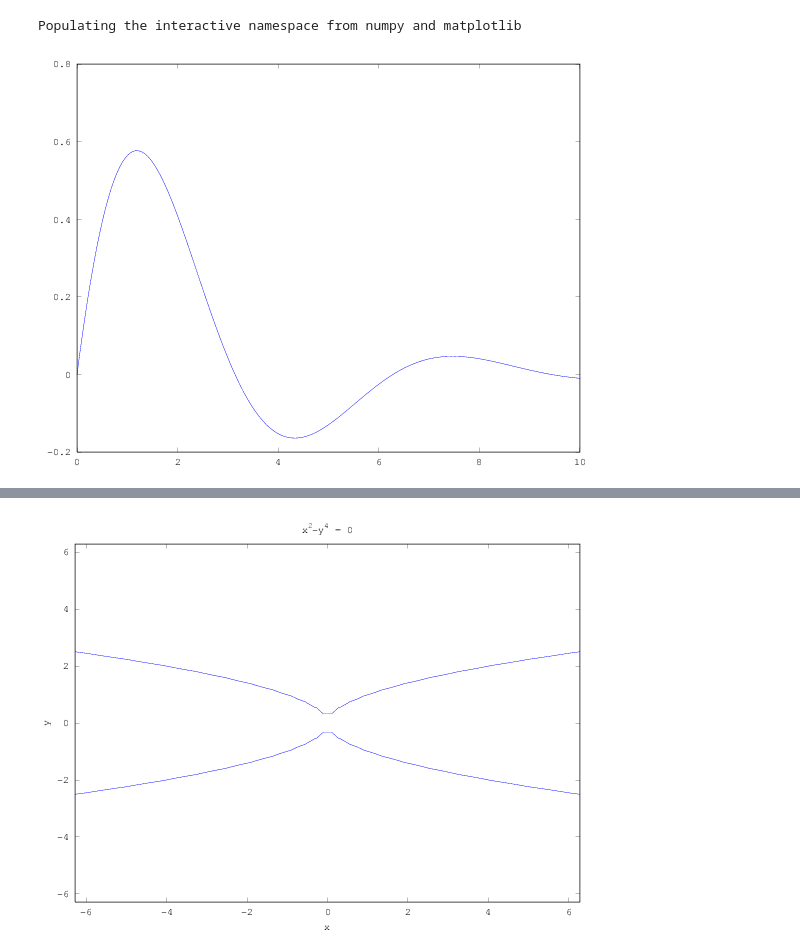
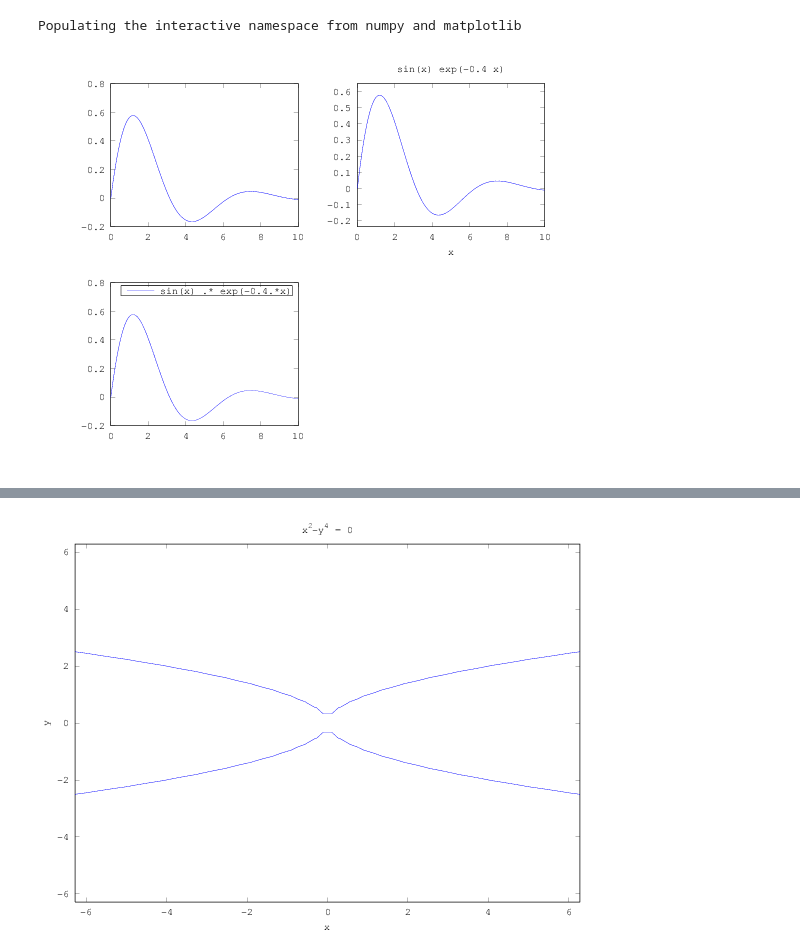
Before and after one commit to hhland/pylab-notebook, a Jupyter notebook: MATLABGraphicalProgramming/Graphics Special Commands.ipynb, the cells around one changed output, grey strips where cells are left out. Saved outputs shown, nothing was run; the diff lists cells and outputs as text; code cells hidden in the pictures.

```diff
--- a/MATLABGraphicalProgramming/Graphics Special Commands.ipynb
+++ b/MATLABGraphicalProgramming/Graphics Special Commands.ipynb
@@ -6,7 +6,12 @@ Populating the interactive namespace from numpy and matplotlib
 # %%
 %%octave
 x = 0:0.05:10;
 y = sin(x) .* exp(-0.4*x);
+subplot(2,2,1)
 plot(x,y)
+subplot(2,2,2)
+ezplot('sin(x) * exp(-0.4*x)', [0,10])
+subplot(2,2,3)
+fplot('sin(x) * exp(-0.4*x)', [0,10])
 # %% [output]
-[figure, old version]
+[figure, new version]
```
Also changed, not shown: parts of 10 cells of this notebook, 24 other files.
